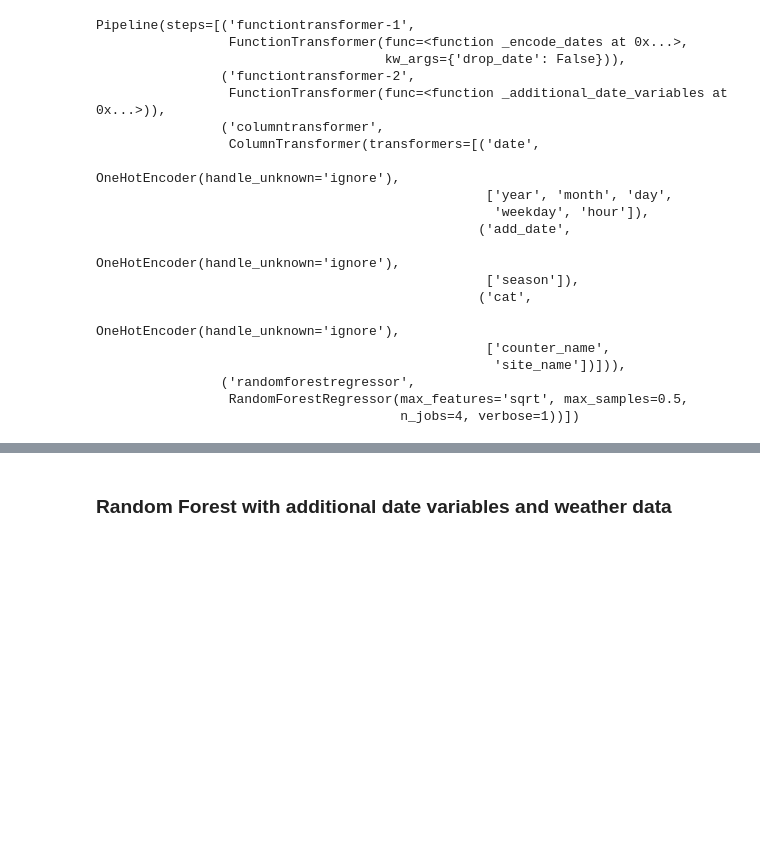
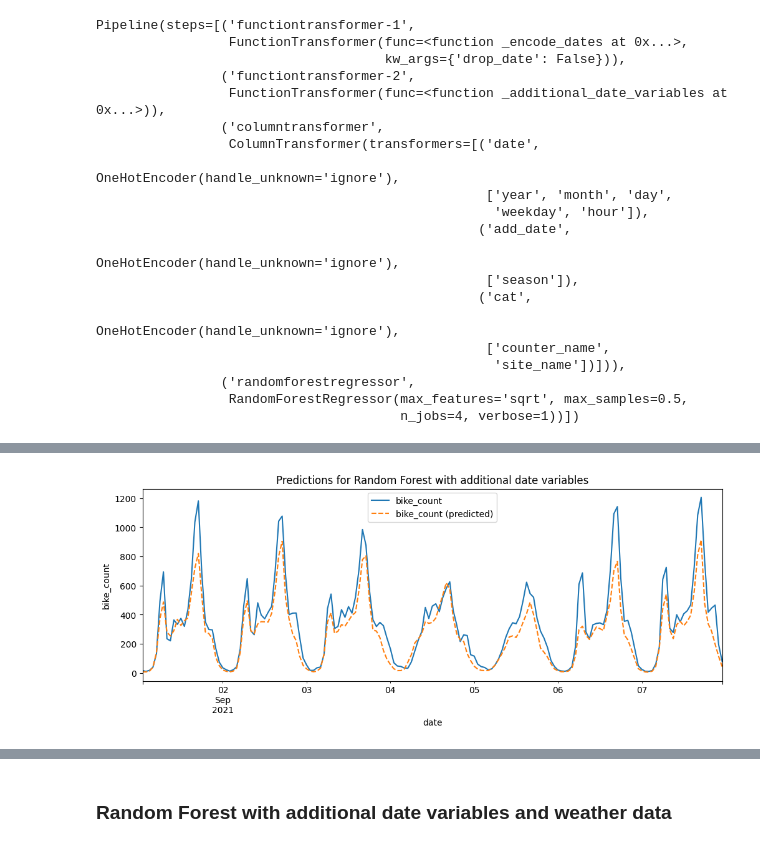
Before and after one commit to stlbnmaria/PythonForDS_Project, a Jupyter notebook: modeling/tree_models/tree_models.ipynb, the cells around one changed output, grey strips where cells are left out. Saved outputs shown, nothing was run; the diff lists cells and outputs as text; code cells hidden in the pictures; blank space fills up the shorter version.

```diff
--- a/modeling/tree_models/tree_models.ipynb
+++ b/modeling/tree_models/tree_models.ipynb
@@ -167,0 +171,6 @@ Test set, RMSE=0.46
+# %%
+problem.week_plot(
+    X_test, y_pred_test, y_test, "Random Forest with additional date variables"
+)
+# %% [output]
+[figure, added]
```
Also changed, not shown: parts of 20 cells of this notebook.
